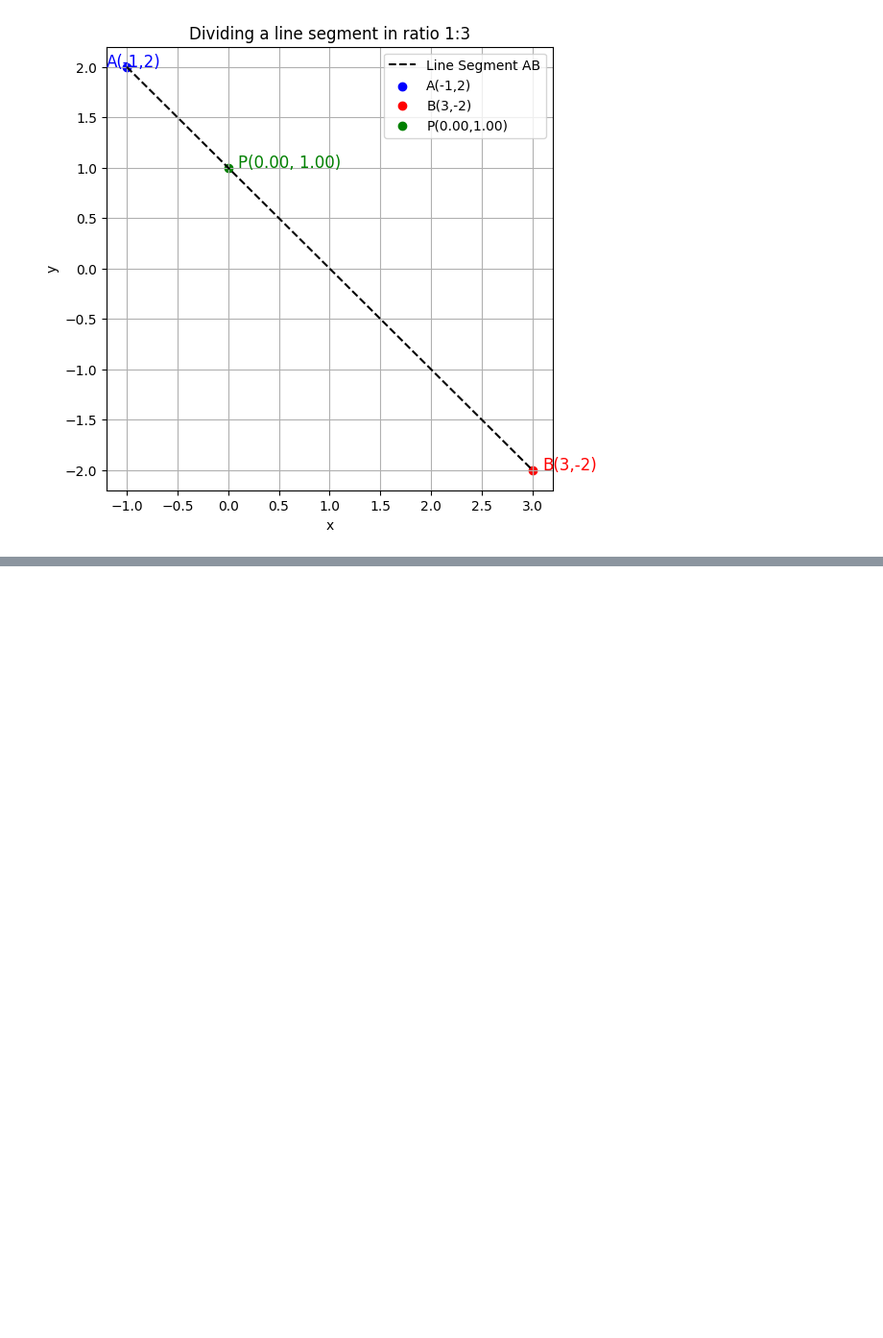
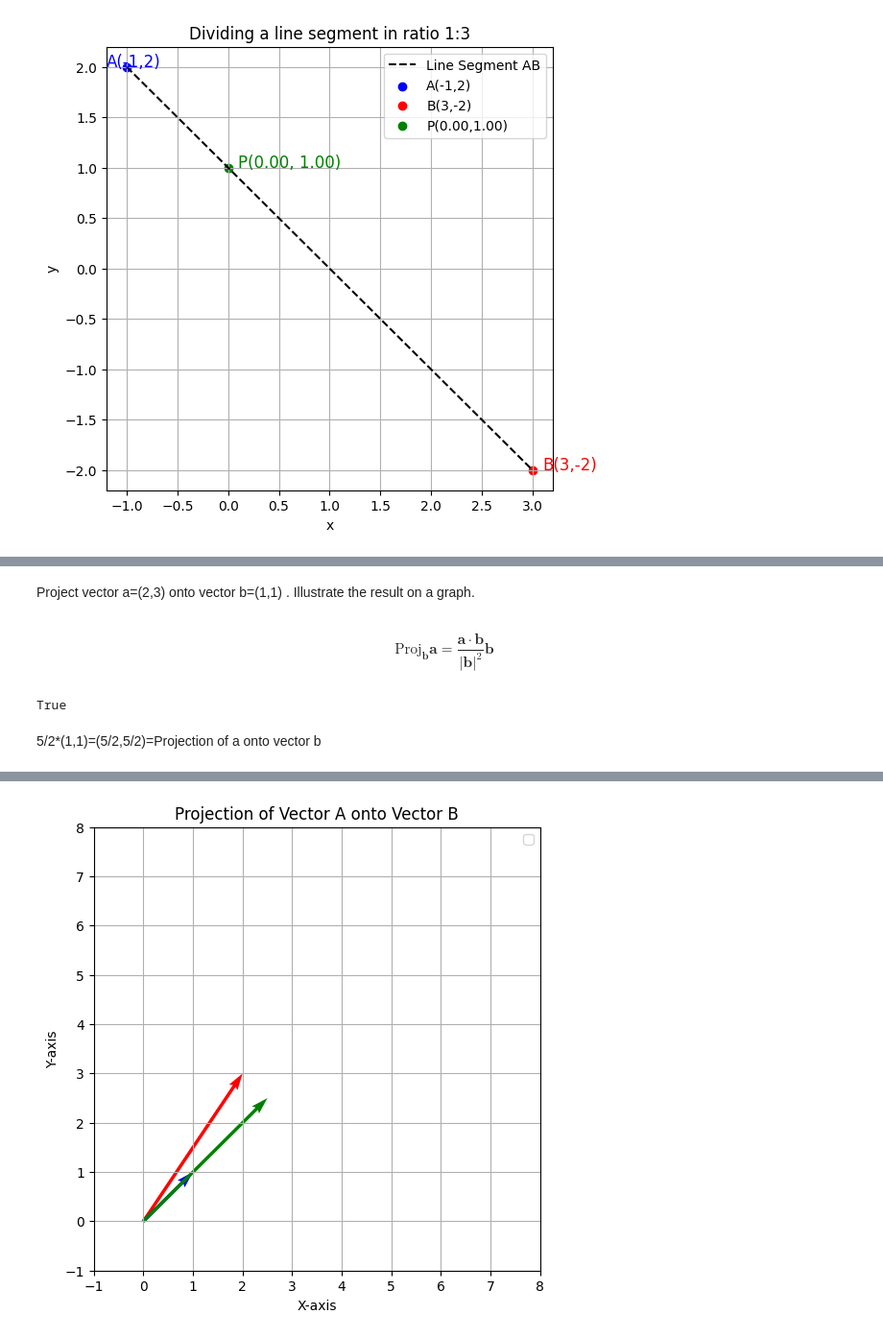
Before and after one commit to codepro33/Math-2024-25-Winter, a Jupyter notebook: Notebooks_EN/01_Linear_Algebra/03_Vectors/LA_Vectors_projections.ipynb, the cells around one changed output, grey strips where cells are left out. Shown at 96% size. Drawn from its saved outputs; the diff is of its cells as text; code cells hidden in the pictures; blank space fills up the shorter version.

```diff
--- a/Notebooks_EN/01_Linear_Algebra/03_Vectors/LA_Vectors_projections.ipynb
+++ b/Notebooks_EN/01_Linear_Algebra/03_Vectors/LA_Vectors_projections.ipynb
@@ -137,0 +162,30 @@ plt.show()
+# %% [markdown]
+Project vector  a=(2,3)  onto vector  b=(1,1) . Illustrate the result on a graph.
+# %% [markdown]
+$$
+\text{Proj}_{\mathbf{b}} \mathbf{a} = \frac{\mathbf{a} \cdot \mathbf{b}}{|\mathbf{b}|^2} \mathbf{b}
+$$
+# %%
+import sympy as sp
+a=sp.Matrix([2,3])
+b=sp.Matrix([1,1])
+(5)== a.dot(b)
+BxB=2
+# %% [output]
+True
+# %% [markdown]
+5/2*(1,1)=(5/2,5/2)=Projection of a onto vector b
+# %%
+plt.figure(figsize=(6,6))
+plt.quiver(0,0,2,3, angles='xy', scale_units='xy', scale=1, color='r')
+plt.quiver(0,0,1,1, angles='xy', scale_units='xy', scale=1, color='b')
+plt.quiver(0,0,2.5,2.5, angles='xy', scale_units='xy', scale=1, color='g')
+plt.xlim(-1,8)
+plt.ylim(-1,8)
+plt.xlabel('X-axis')
+plt.ylabel('Y-axis')
+plt.grid(True)
+plt.legend()
+plt.title("Projection of Vector A onto Vector B")
+plt.show()
+# %% [output]
@@ -137,0 +193 @@ plt.show()
+[figure, added]
```
Also changed, not shown: parts of 5 cells of this notebook.
